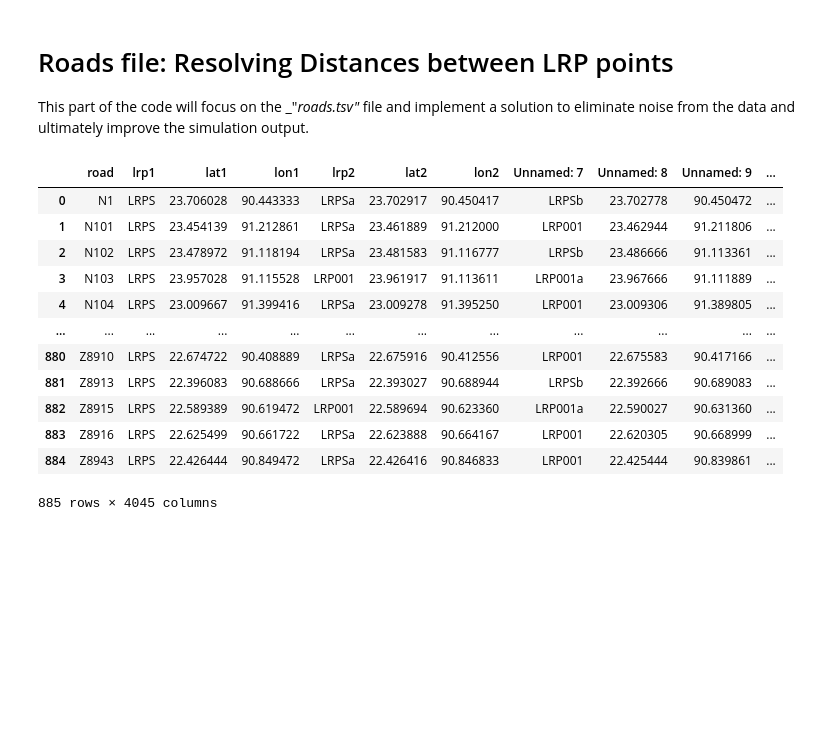
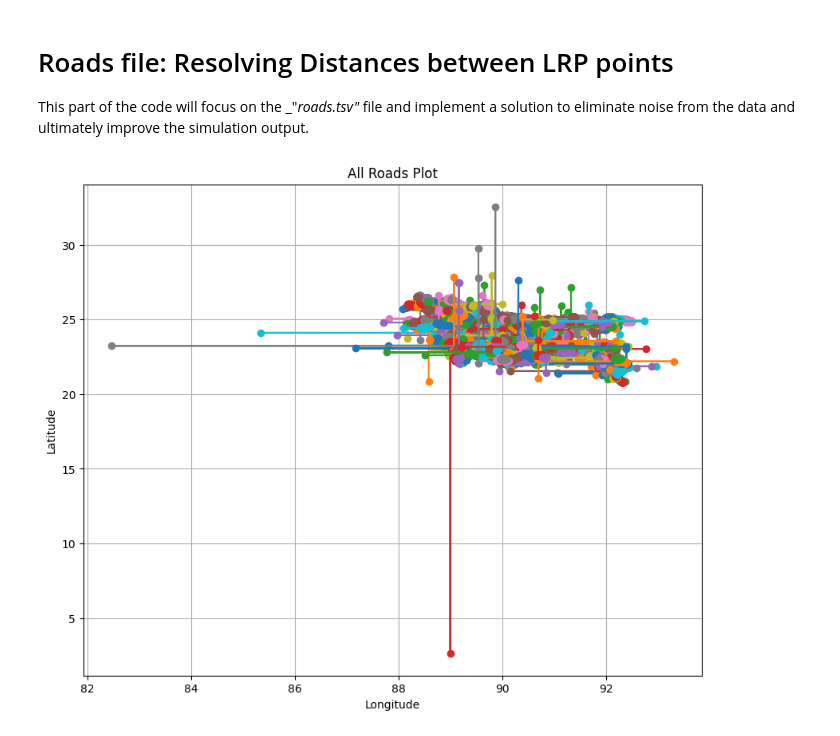
Before and after one commit to adellorto/Advanced-Simulation---Group-12, a Jupyter notebook: notebook/G12-A1-initial-data-exploration.ipynb, the cells around one changed output. Saved outputs shown, nothing was run; the diff lists cells and outputs as text; code cells hidden in the pictures; blank space fills up the shorter version.

Commit message:
Vizualizing the roads data set

```diff
--- a/notebook/G12-A1-initial-data-exploration.ipynb
+++ b/notebook/G12-A1-initial-data-exploration.ipynb
@@ -13,18 +14,35 @@ bridges=pd.read_excel("/Users/precupada/Advanced-Simulation---Group-12/data/BMMS
 
 This part of the code will focus on the _"_roads.tsv"_ file and implement a solution to eliminate noise from the data and ultimately improve the simulation output.
 # %%
-roads
+# Vizualizing the data
+# Create a plot
+plt.figure(figsize=(10, 8))
+
+# Loop through each row in the dataframe (each road)
+for index, row in roads.iterrows():
+    # Extract the name of the road (first column)
+    road_name = row.iloc[0]
+
+    # Extract latitude and longitude values from the row
+    latitudes = []
+    longitudes = []
+
+    # Extract latitude and longitude for each LRP, assuming columns are in a pattern
+    for i in range(1, len(row), 3):  # every 3rd column is latitude and longitude
+        latitudes.append(row.iloc[i+1])   # Column i+1 is latitude
+        longitudes.append(row.iloc[i+2])  # Column i+2 is longitude
+
+    # Plot the road (connecting the points)
+    plt.plot(longitudes, latitudes, marker='o', label=f'{road_name}')
+
+# Customize the plot
+plt.title('All Roads Plot')
+plt.xlabel('Longitude')
+plt.ylabel('Latitude')
+plt.grid(True)
+
+
+# Show the plot
+plt.show()
 # %% [output]
-|  | road | lrp1 | lat1 | lon1 | lrp2 | lat2 | lon2 | Unnamed: 7 | Unnamed: 8 | Unnamed: 9 | ... |
-| 0 | N1 | LRPS | 23.706028 | 90.443333 | LRPSa | 23.702917 | 90.450417 | LRPSb | 23.702778 | 90.450472 | ... |
-| 1 | N101 | LRPS | 23.454139 | 91.212861 | LRPSa | 23.461889 | 91.212000 | LRP001 | 23.462944 | 91.211806 | ... |
-| 2 | N102 | LRPS | 23.478972 | 91.118194 | LRPSa | 23.481583 | 91.116777 | LRPSb | 23.486666 | 91.113361 | ... |
-| 3 | N103 | LRPS | 23.957028 | 91.115528 | LRP001 | 23.961917 | 91.113611 | LRP001a | 23.967666 | 91.111889 | ... |
-| 4 | N104 | LRPS | 23.009667 | 91.399416 | LRPSa | 23.009278 | 91.395250 | LRP001 | 23.009306 | 91.389805 | ... |
-| ... | ... | ... | ... | ... | ... | ... | ... | ... | ... | ... | ... |
-| 880 | Z8910 | LRPS | 22.674722 | 90.408889 | LRPSa | 22.675916 | 90.412556 | LRP001 | 22.675583 | 90.417166 | ... |
-| 881 | Z8913 | LRPS | 22.396083 | 90.688666 | LRPSa | 22.393027 | 90.688944 | LRPSb | 22.392666 | 90.689083 | ... |
-| 882 | Z8915 | LRPS | 22.589389 | 90.619472 | LRP001 | 22.589694 | 90.623360 | LRP001a | 22.590027 | 90.631360 | ... |
-| 883 | Z8916 | LRPS | 22.625499 | 90.661722 | LRPSa | 22.623888 | 90.664167 | LRP001 | 22.620305 | 90.668999 | ... |
-| 884 | Z8943 | LRPS | 22.426444 | 90.849472 | LRPSa | 22.426416 | 90.846833 | LRP001 | 22.425444 | 90.839861 | ... |
-885 rows × 4045 columns
+[figure, added]
```
Also changed, not shown: parts of 4 cells of this notebook.
